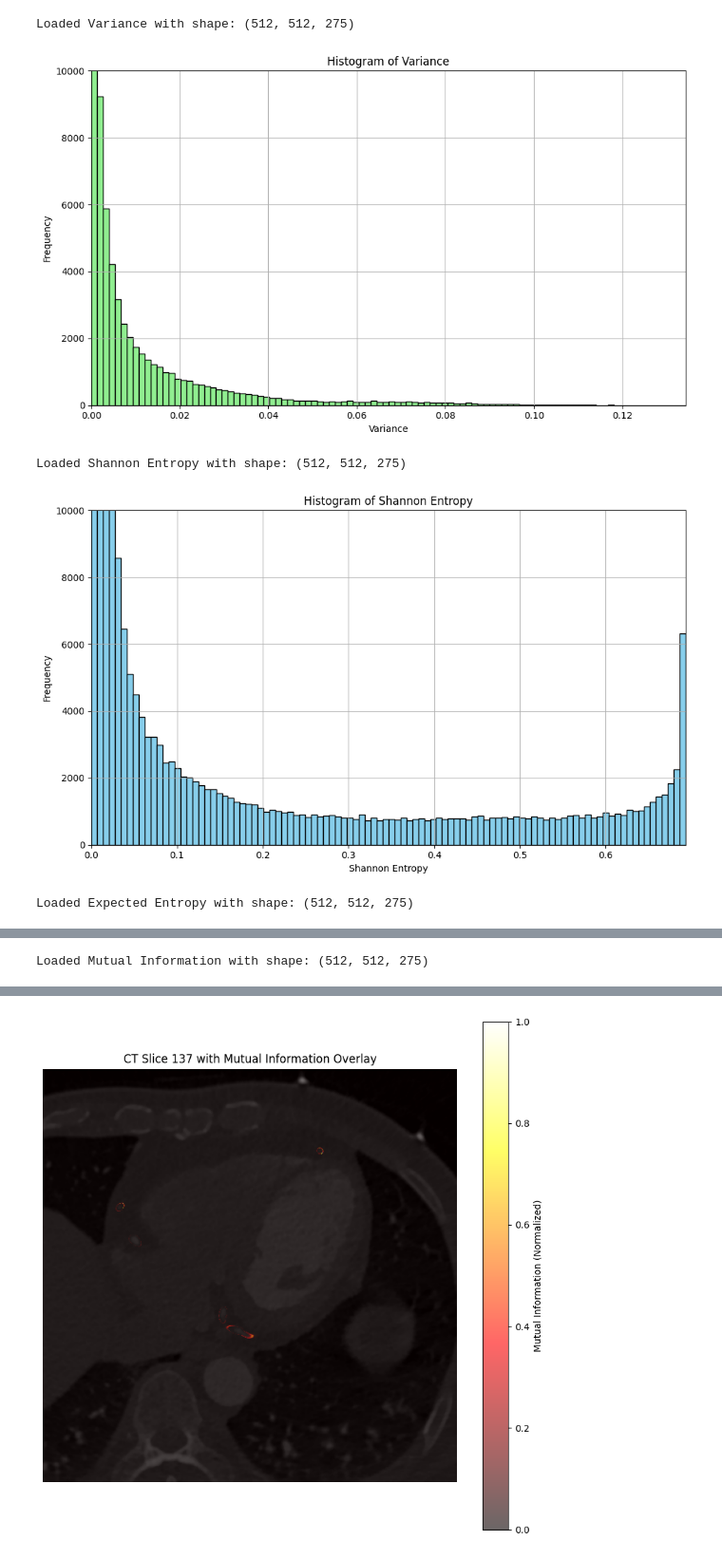
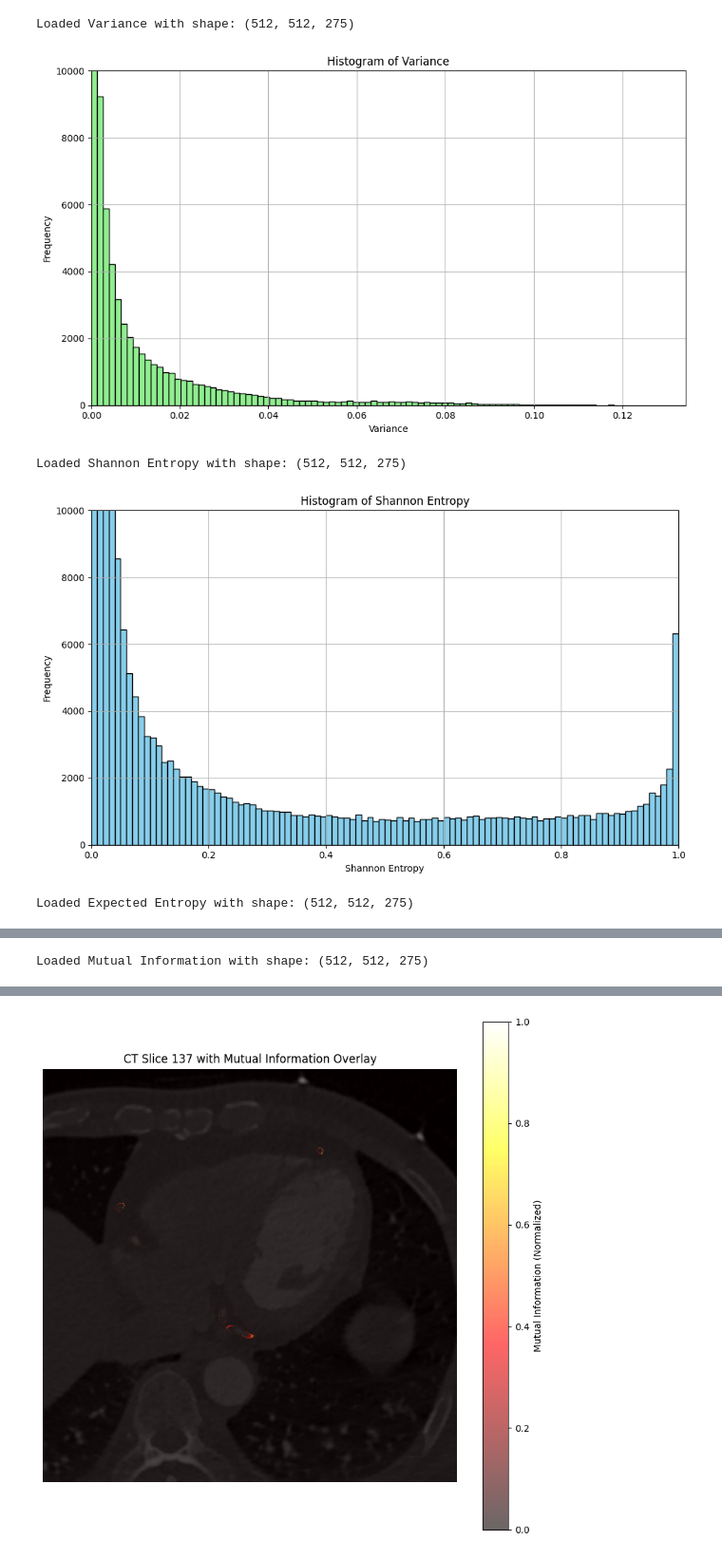
Before and after one commit to Skimaste/nnUNet, a Jupyter notebook: nnunetv2/inference/hist.ipynb, the cells around one changed output, grey strips where cells are left out. Shown at 95% size. Drawn from its saved outputs; the diff is of its cells as text; code cells hidden in the pictures.

```diff
--- a/nnunetv2/inference/hist.ipynb
+++ b/nnunetv2/inference/hist.ipynb
@@ -20,33 +20,33 @@ def load_nii_data(path, label):
     data = data.flatten()
     return data[np.isfinite(data)]
 
-def plot_histogram(data, label, color='skyblue', bins=100, xlim=(0, np.log(2)), ylim=(0, 10000)):
+def plot_histogram(data, label, color='skyblue', bins=100, xlim=(0, 1), ylim=(0, 10000)):
     plt.figure(figsize=(10, 6))
     plt.hist(data, bins=bins, color=color, edgecolor='black')
     plt.xlabel(label)
     plt.ylabel('Frequency')
     plt.title(f'Histogram of {label}')
     plt.xlim(*xlim)
     plt.ylim(*ylim)
     plt.grid(True)
     plt.tight_layout()
     plt.show()
 
 # Load and plot individual histograms
 variance = load_nii_data(paths["Variance"], "Variance")
 plot_histogram(variance, "Variance", color='lightgreen', xlim=(0, np.max(variance)), ylim=(0, 10000))
 
 shannon = load_nii_data(paths["Shannon Entropy"], "Shannon Entropy")
 plot_histogram(shannon, "Shannon Entropy", color='skyblue')
 
 expected_entropy = load_nii_data(paths["Expected Entropy"], "Expected Entropy")
 plot_histogram(expected_entropy, "Expected Entropy", color='orange')
 
 mutual_info = load_nii_data(paths["Mutual Information"], "Mutual Information")
 plot_histogram(mutual_info, "Mutual Information", color='purple')
 # %% [output]
 Loaded Variance with shape: (512, 512, 275)
 [figure]
 Loaded Shannon Entropy with shape: (512, 512, 275)
-[figure, old version]
+[figure, new version]
 Loaded Expected Entropy with shape: (512, 512, 275)
```
Also changed, not shown: parts of 1 cell of this notebook, 2 other files.
